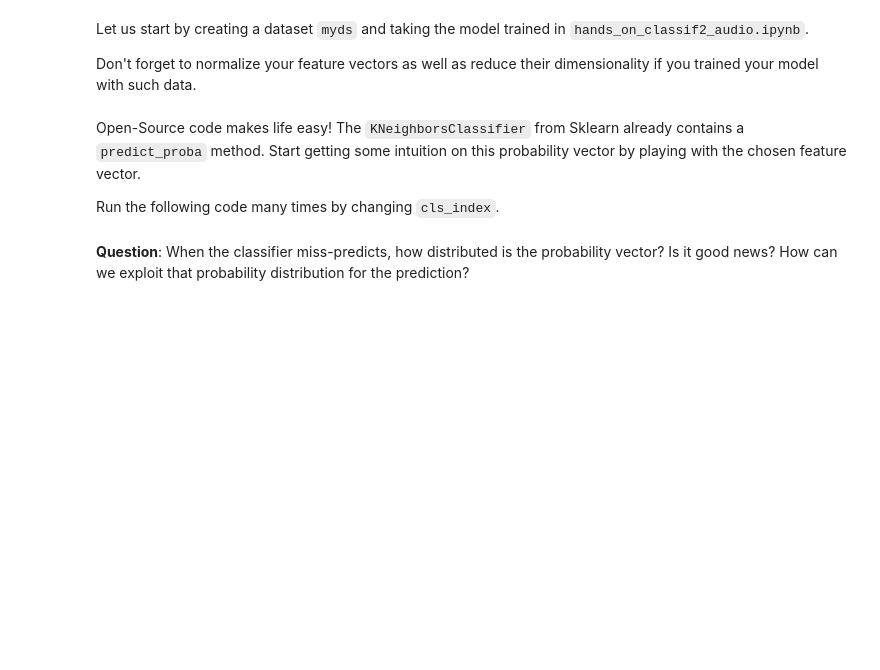
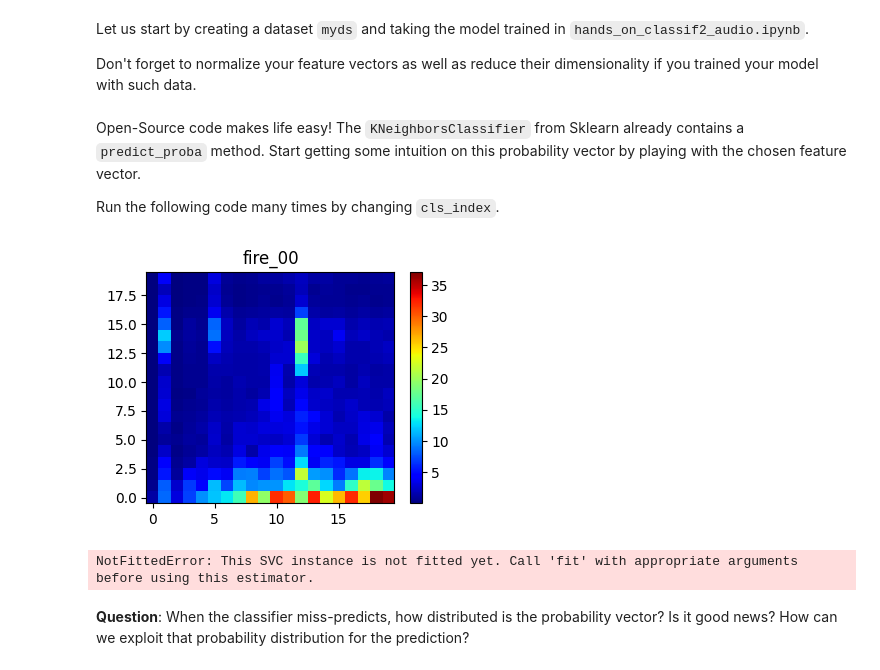
Before and after one commit to LELEC210X/LELEC210X, a Jupyter notebook: classification/h5a3_confidence_and_memory.ipynb, the cells around one changed output. Saved outputs shown, nothing was run; the diff lists cells and outputs as text; code cells hidden in the pictures; blank space fills up the shorter version.

Commit message:
.pickle repaired

```diff
--- a/classification/h5a3_confidence_and_memory.ipynb
+++ b/classification/h5a3_confidence_and_memory.ipynb
@@ -51,7 +58,9 @@
 Don't forget to normalize your feature vectors as well as reduce their dimensionality if you trained your model with such data.
 # %%
 ### TO COMPLETE - Uncomment the following line
-# model_knn = pickle.load(open(..., 'rb')) # Write your path to the model here!
+model_dir = "data/models/"
+filename = "model.pickle"
+model = pickle.load(open(model_dir + filename, "rb"))
 normalize = True
 pca = None
 
@@ -67,21 +76,24 @@ Run the following code many times by changing  ``cls_index``. <br>
 # %%
 ### TO RUN
 cls_index = ["fire", 0]
 myds.display(cls_index)
 thisfv = myds.__getitem__(cls_index).reshape(-1)
 
 # this artefact is necessary because the 'predict' function expects a matrix_like input.
 mat = np.zeros((2, len(thisfv)))
 mat[0] = thisfv
 
-prediction_knn = model_knn.predict(mat)
-print("Class predicted by KNN:", prediction_knn[0])
+prediction = model.predict(mat)
+print("Class predicted :", prediction[0])
 
 proba_knn = model_knn.predict_proba(mat)
 plt.figure()
 plt.bar(classnames, proba_knn[0])
 plt.title("Probability of each class")
 plt.show()
+# %% [output]
+[figure, added]
+NotFittedError: This SVC instance is not fitted yet. Call 'fit' with appropriate arguments before using this estimator.
 # %% [markdown]
 **Question**:
 When the classifier miss-predicts, how distributed is the probability vector? Is it good news? How can we exploit that probability distribution for the prediction?
```
Also changed, not shown: parts of 2 cells of this notebook, 3 other files.
